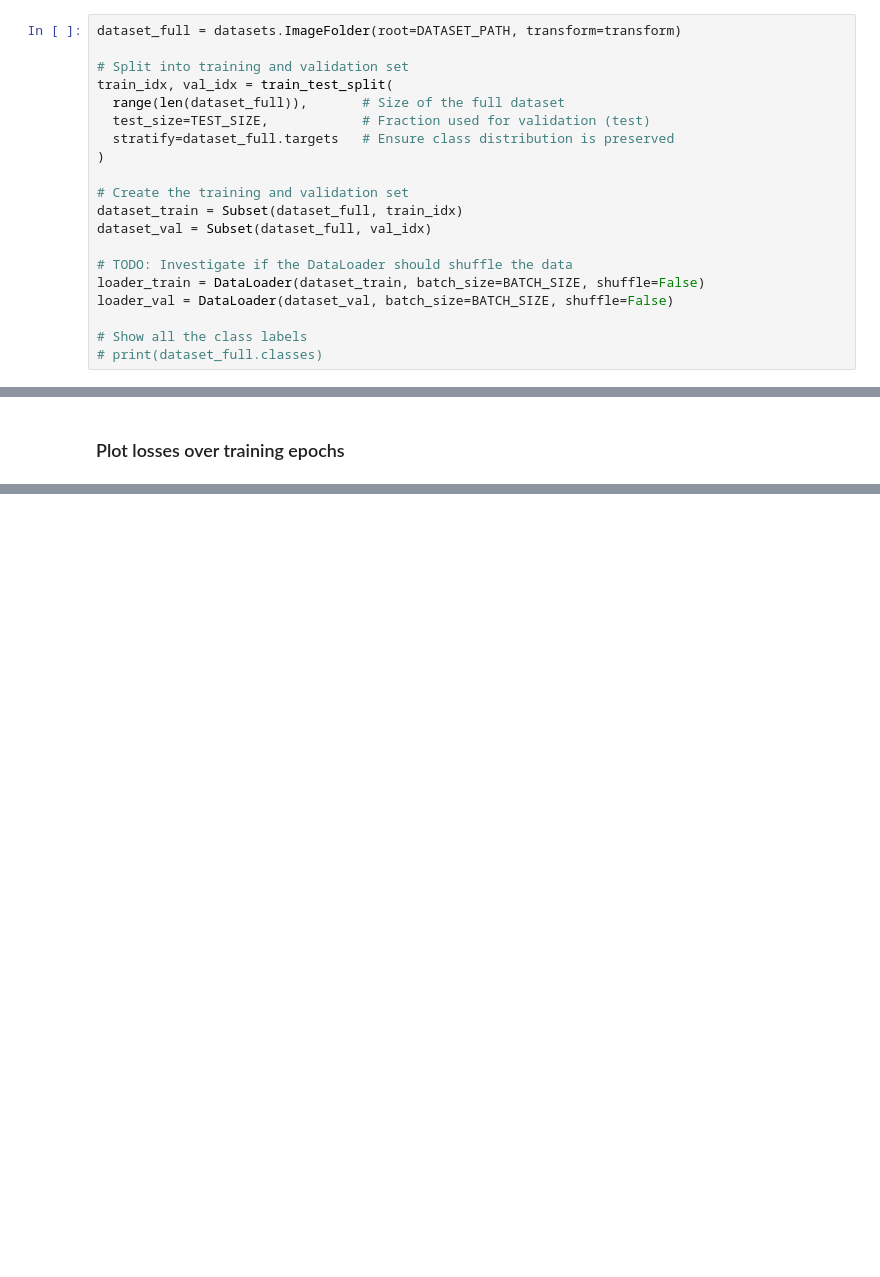
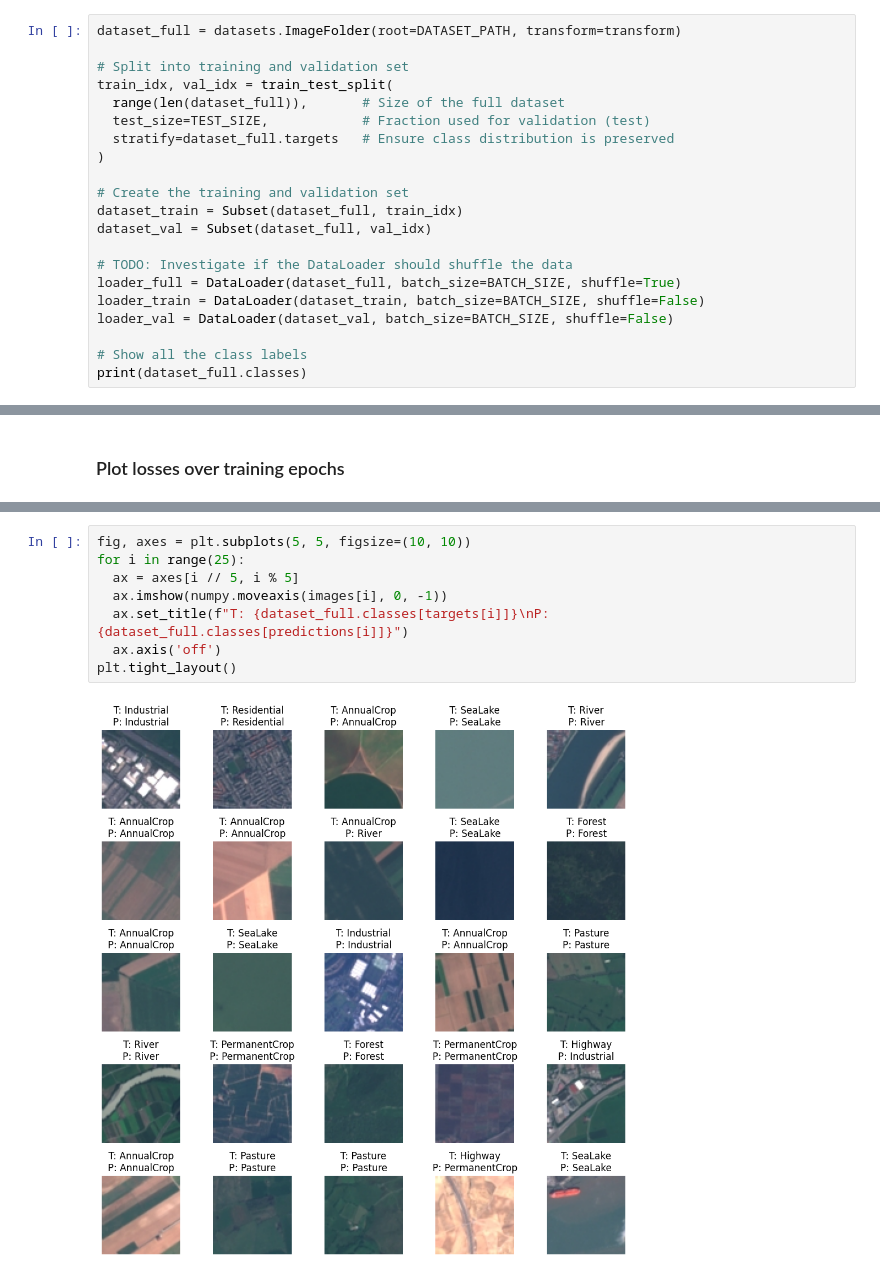
Before and after one commit to AE4S10-Microsat-Engineering/img_classification, a Jupyter notebook: src/main.ipynb, the cells around one changed output, grey strips where cells are left out. Cells and saved outputs as stored; diff of their text form; blank space fills up the shorter version.

```diff
--- a/src/main.ipynb
+++ b/src/main.ipynb
@@ -45,8 +47,9 @@ dataset_train = Subset(dataset_full, train_idx)
 dataset_val = Subset(dataset_full, val_idx)
 
 # TODO: Investigate if the DataLoader should shuffle the data
+loader_full = DataLoader(dataset_full, batch_size=BATCH_SIZE, shuffle=True)
 loader_train = DataLoader(dataset_train, batch_size=BATCH_SIZE, shuffle=False)
 loader_val = DataLoader(dataset_val, batch_size=BATCH_SIZE, shuffle=False)
 
 # Show all the class labels
-# print(dataset_full.classes)
+print(dataset_full.classes)
@@ -161,0 +257,10 @@ if torch.is_tensor():
+# %%
+fig, axes = plt.subplots(5, 5, figsize=(10, 10))
+for i in range(25):
+  ax = axes[i // 5, i % 5]
+  ax.imshow(numpy.moveaxis(images[i], 0, -1))
+  ax.set_title(f"T: {dataset_full.classes[targets[i]]}\nP: {dataset_full.classes[predictions[i]]}")
+  ax.axis('off')
+plt.tight_layout()
+# %% [output]
+[figure, added]
```
Also changed, not shown: parts of 10 cells of this notebook.
